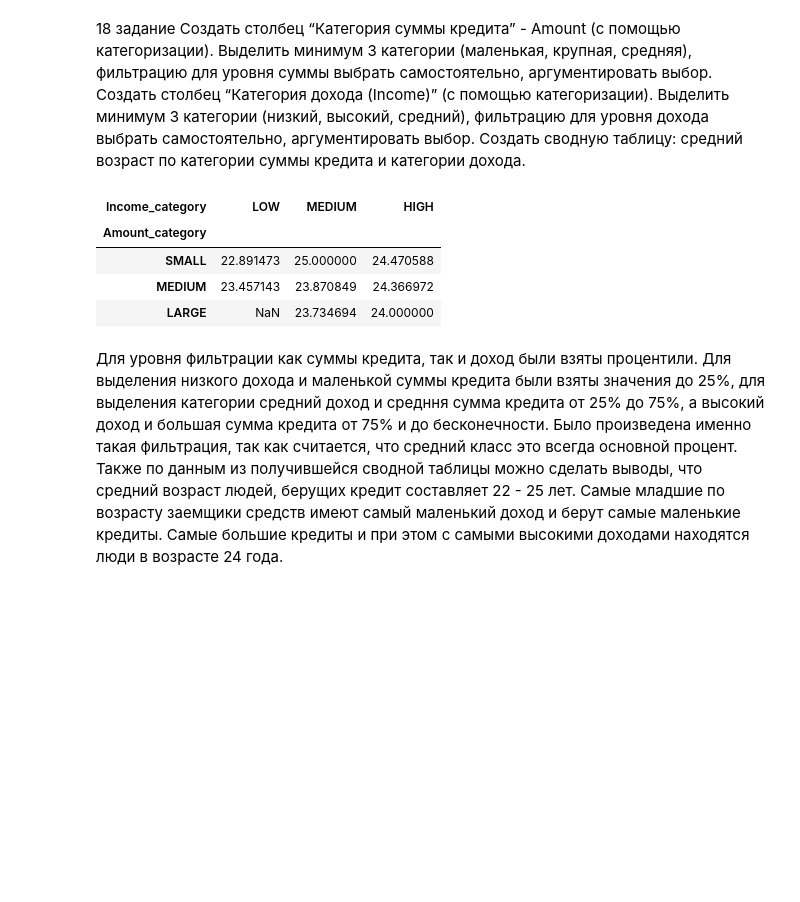
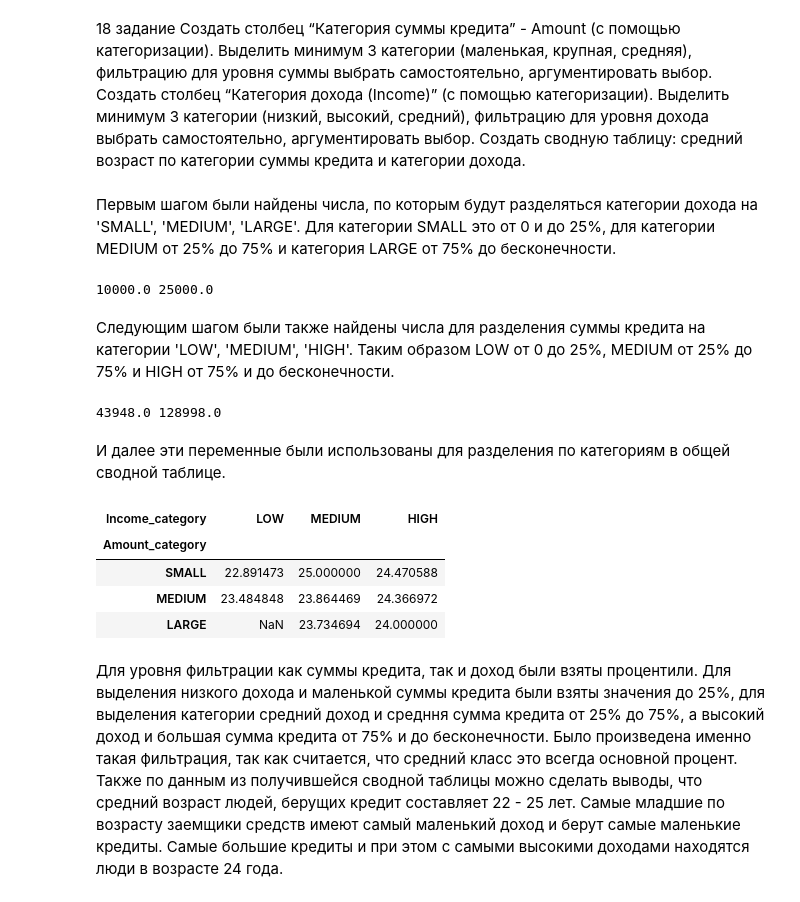
Before and after one commit to AlisaRezanova/LR1, a Jupyter notebook: ЛР1_Резанова_Вариант7.ipynb, the cells around one changed output. Cells and saved outputs as stored; diff of their text form; code cells hidden in the pictures; blank space fills up the shorter version.

```diff
--- a/ЛР1_Резанова_Вариант7.ipynb
+++ b/ЛР1_Резанова_Вариант7.ipynb
@@ -390,16 +389,36 @@ df.pivot_table(index=['Home'], columns='Intent', values='Income', aggfunc='mean'
 18 задание
 Создать столбец “Категория суммы кредита” - Amount (с помощью категоризации). Выделить минимум 3 категории (маленькая, крупная, средняя), фильтрацию для уровня суммы выбрать самостоятельно, аргументировать выбор. Создать столбец “Категория дохода (Income)” (с помощью категоризации). Выделить минимум 3 категории (низкий, высокий, средний), фильтрацию для уровня дохода выбрать самостоятельно, аргументировать выбор.
 Создать сводную таблицу: средний возраст по категории суммы кредита и категории дохода.
+# %% [markdown]
+Первым шагом были найдены числа, по которым будут разделяться категории дохода на 'SMALL', 'MEDIUM', 'LARGE'.
+Для категории SMALL это от 0 и до 25%, для категории MEDIUM от 25% до 75% и категория LARGE от 75% до бесконечности.
+# %%
+S_amount = df['Amount'].quantile(0.25)
+M_amount = df['Amount'].quantile(0.75)
+print(S_amount, M_amount)
+# %% [output]
+10000.0 25000.0
+# %% [markdown]
+Следующим шагом были также найдены числа для разделения суммы кредита на категории 'LOW', 'MEDIUM', 'HIGH'.
+Таким образом LOW от 0 до 25%, MEDIUM от 25% до 75% и HIGH от 75% и до бесконечности.
+# %%
+L_income = df['Income'].quantile(0.25)
+M_income = df['Income'].quantile(0.75)
+print(L_income, M_income)
+# %% [output]
+43948.0 128998.0
+# %% [markdown]
+И далее эти переменные были использованы для разделения по категориям в общей сводной таблице.
 # %%
 import math
-df['Amount_category'] = pd.cut(df['Amount'], bins=[0, 10000, 25000, float(math.inf)], labels=['SMALL', 'MEDIUM', 'LARGE'])
-df['Income_category'] = pd.cut(df['Income'], bins=[0, 44000, 128499, float(math.inf)], labels=['LOW', 'MEDIUM', 'HIGH'])
+df['Amount_category'] = pd.cut(df['Amount'], bins=[0, S_amount, M_amount, float(math.inf)], labels=['SMALL', 'MEDIUM', 'LARGE'])
+df['Income_category'] = pd.cut(df['Income'], bins=[0, L_income, M_income, float(math.inf)], labels=['LOW', 'MEDIUM', 'HIGH'])
 df.pivot_table(index='Amount_category', columns='Income_category', values='Age', aggfunc='mean', observed=False)
 # %% [output]
 | Income_category | LOW | MEDIUM | HIGH |
 | Amount_category |  |  |  |
 | SMALL | 22.891473 | 25.000000 | 24.470588 |
-| MEDIUM | 23.457143 | 23.870849 | 24.366972 |
+| MEDIUM | 23.484848 | 23.864469 | 24.366972 |
 | LARGE | NaN | 23.734694 | 24.000000 |
 # %% [markdown]
 Для уровня фильтрации как суммы кредита, так и доход были взяты процентили. Для выделения низкого дохода и маленькой суммы кредита были взяты значения до 25%, для выделения категории средний доход и средння сумма кредита от 25% до 75%, а высокий доход и большая сумма кредита от 75% и до бесконечности. Было произведена именно такая фильтрация, так как считается, что средний класс это всегда основной процент. Также по данным из получившейся сводной таблицы можно сделать выводы, что средний возраст людей, берущих кредит составляет 22 - 25 лет. Самые младшие по возрасту заемщики средств имеют самый маленький доход и берут самые маленькие кредиты. Самые большие кредиты и при этом с самыми высокими доходами находятся люди в возрасте 24 года.
```
Also changed, not shown: parts of 1 cell of this notebook.
